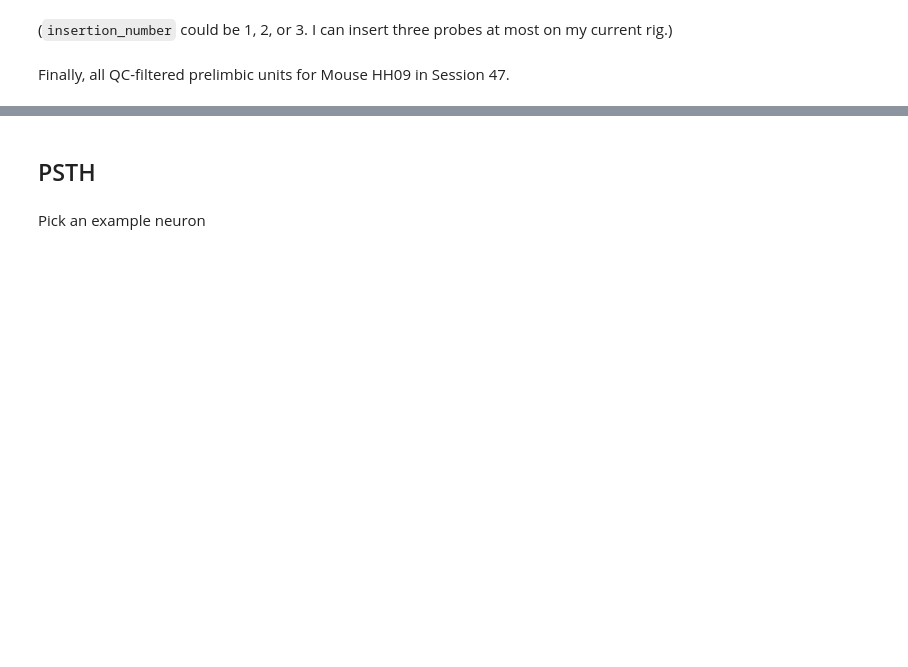
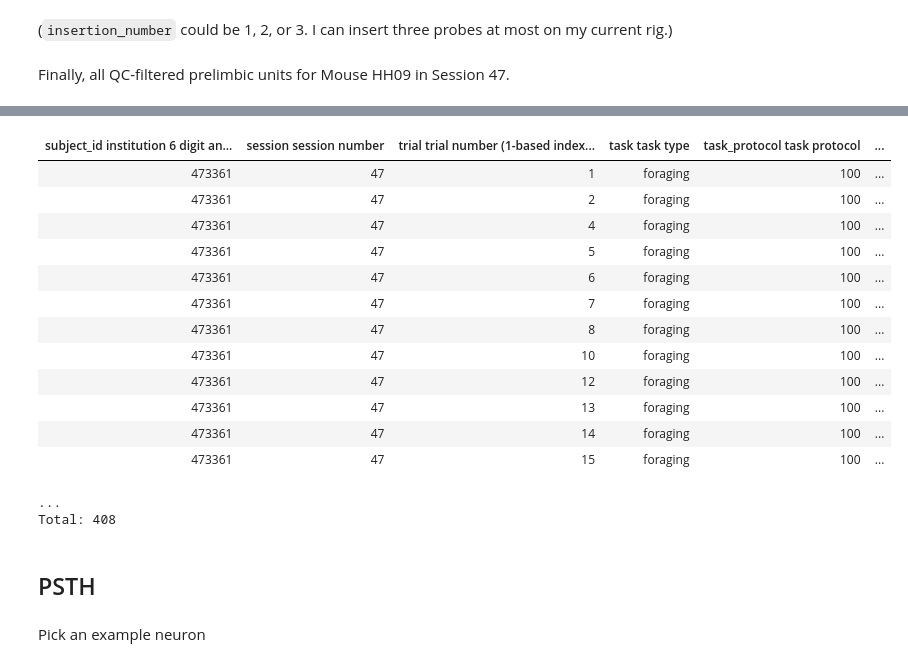
Before and after one commit to pckuo/map-ephys, a Jupyter notebook: notebook/han/Demo.ipynb, the cells around one changed output, grey strips where cells are left out. Saved outputs shown, nothing was run; the diff lists cells and outputs as text; code cells hidden in the pictures; blank space fills up the shorter version.

```diff
--- a/notebook/han/Demo.ipynb
+++ b/notebook/han/Demo.ipynb
@@ -74,3 +96,25 @@ len(unit_qc_prelimbic_HH09_session47)
+# %%
+# unit_qc_prelimbic_HH09_session47
+keys = unit_qc_prelimbic_HH09_session47.fetch('KEY')[:2]
+# %%
+# psth_foraging.TrialCondition().fetch('trial_condition_name')
+psth_foraging.TrialCondition().get_trials('foraging_LR_all_noearlylick') & keys
+# %% [output]
+| subject_id institution 6 digit an... | session session number | trial trial number (1-based index... | task task type | task_protocol task protocol | ... |
+| 473361 | 47 | 1 | foraging | 100 | ... |
+| 473361 | 47 | 2 | foraging | 100 | ... |
+| 473361 | 47 | 4 | foraging | 100 | ... |
+| 473361 | 47 | 5 | foraging | 100 | ... |
+| 473361 | 47 | 6 | foraging | 100 | ... |
+| 473361 | 47 | 7 | foraging | 100 | ... |
+| 473361 | 47 | 8 | foraging | 100 | ... |
+| 473361 | 47 | 10 | foraging | 100 | ... |
+| 473361 | 47 | 12 | foraging | 100 | ... |
+| 473361 | 47 | 13 | foraging | 100 | ... |
+| 473361 | 47 | 14 | foraging | 100 | ... |
+| 473361 | 47 | 15 | foraging | 100 | ... |
+...
+Total: 408
 # %% [markdown]
 ## PSTH
 # %% [markdown]
```
Also changed, not shown: parts of 5 cells of this notebook, 1 other file.
